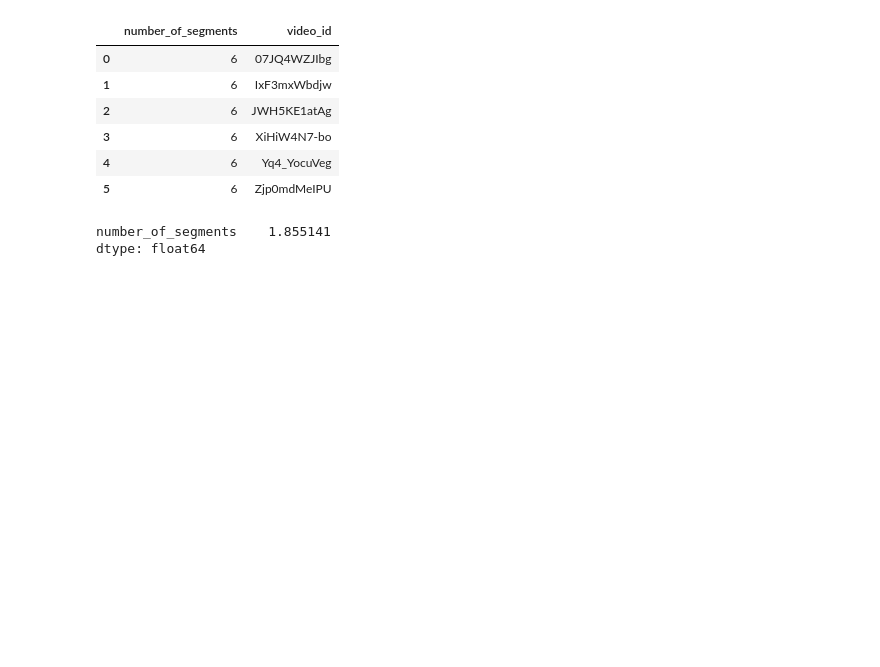
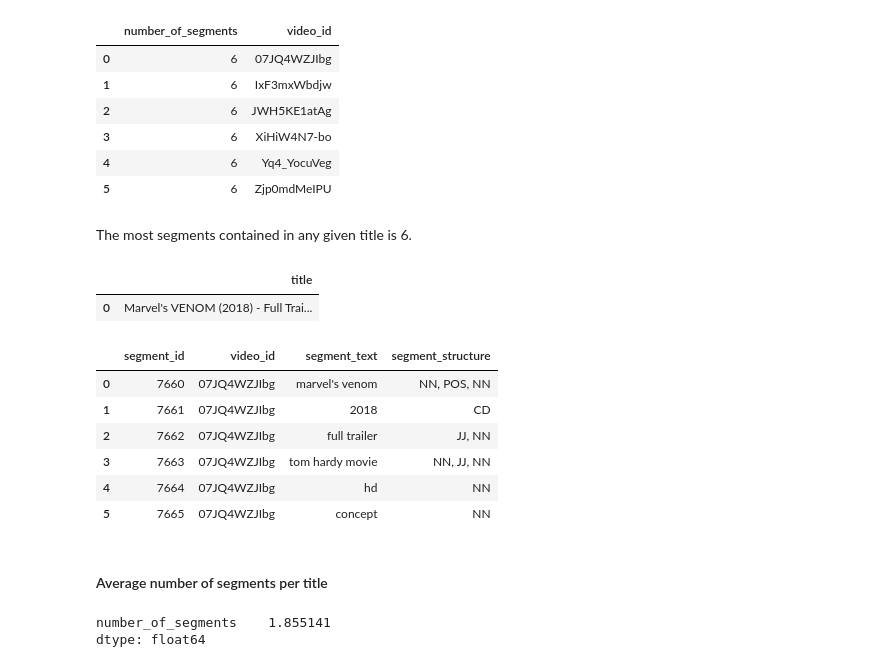
Before and after one commit to epiphannie/youtube_title_analysis, a Jupyter notebook: youtube_titles_experiment.ipynb, the cells around one changed output. Saved outputs shown, nothing was run; the diff lists cells and outputs as text; code cells hidden in the pictures; blank space fills up the shorter version.

```diff
--- a/youtube_titles_experiment.ipynb
+++ b/youtube_titles_experiment.ipynb
@@ -549,6 +597,31 @@ segments_count
 | 3 | 6 | XiHiW4N7-bo |
 | 4 | 6 | Yq4_YocuVeg |
 | 5 | 6 | Zjp0mdMeIPU |
+# %% [markdown]
+The most segments contained in any given title is 6.
+# %%
+sample_6_statement = 'SELECT * from tblSegments WHERE video_id = "07JQ4WZJIbg"'
+sample_6 = run_sql_pd(sample_6_statement)
+
+full_title_6_statement = 'SELECT title from tblVideos WHERE video_id = "07JQ4WZJIbg"'
+full_title = run_sql_pd(full_title_6_statement)
+
+full_title
+# %% [output]
+|  | title |
+| 0 | Marvel's VENOM (2018) - Full Trai... |
+# %%
+sample_6
+# %% [output]
+|  | segment_id | video_id | segment_text | segment_structure |
+| 0 | 7660 | 07JQ4WZJIbg | marvel's venom | NN, POS, NN |
+| 1 | 7661 | 07JQ4WZJIbg | 2018 | CD |
+| 2 | 7662 | 07JQ4WZJIbg | full trailer | JJ, NN |
+| 3 | 7663 | 07JQ4WZJIbg | tom hardy movie | NN, JJ, NN |
+| 4 | 7664 | 07JQ4WZJIbg | hd | NN |
+| 5 | 7665 | 07JQ4WZJIbg | concept | NN |
+# %% [markdown]
+#### Average number of segments per title
 # %%
 count_segments_statement = """
             SELECT count(segment_id) as number_of_segments, video_id
```
Also changed, not shown: parts of 31 cells of this notebook.
